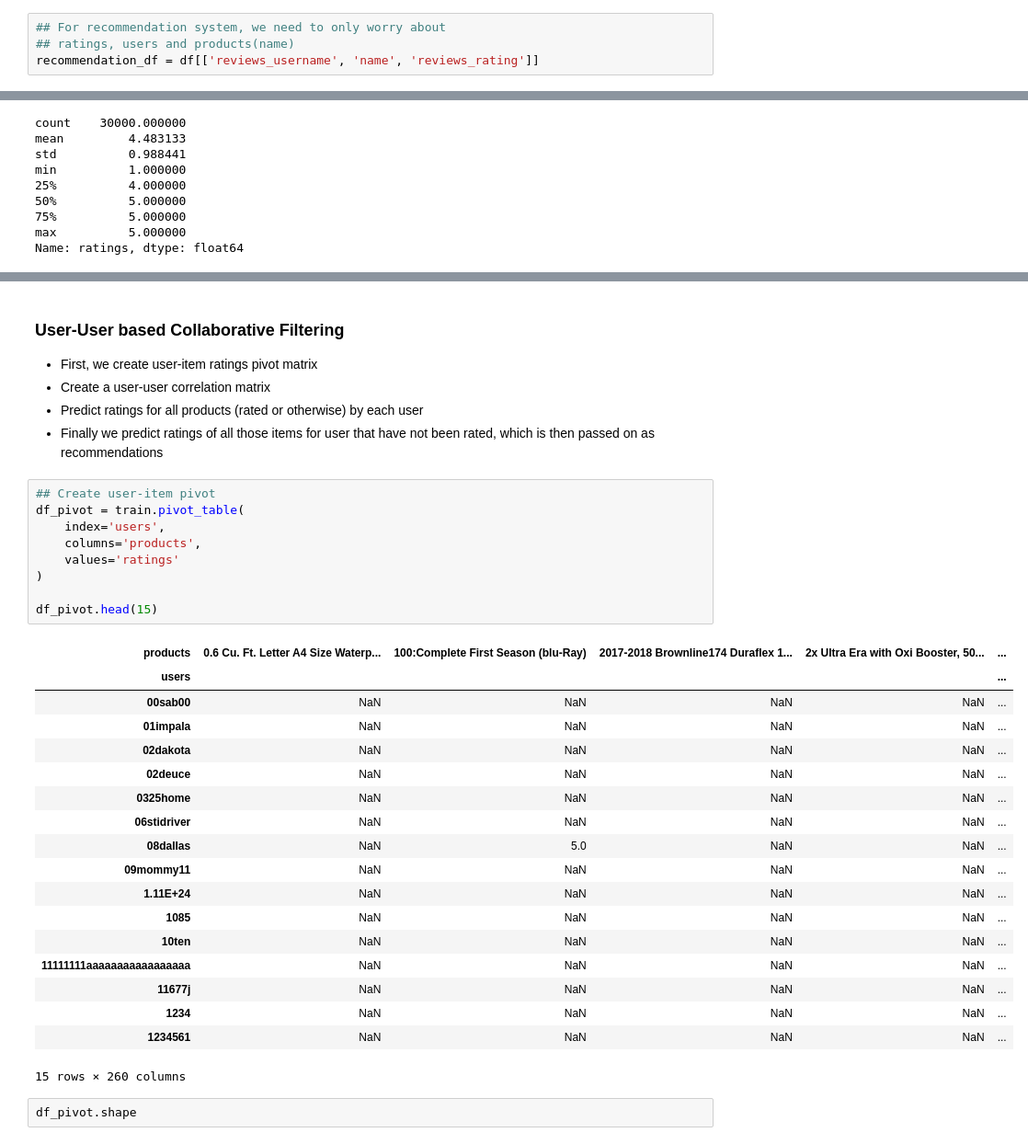
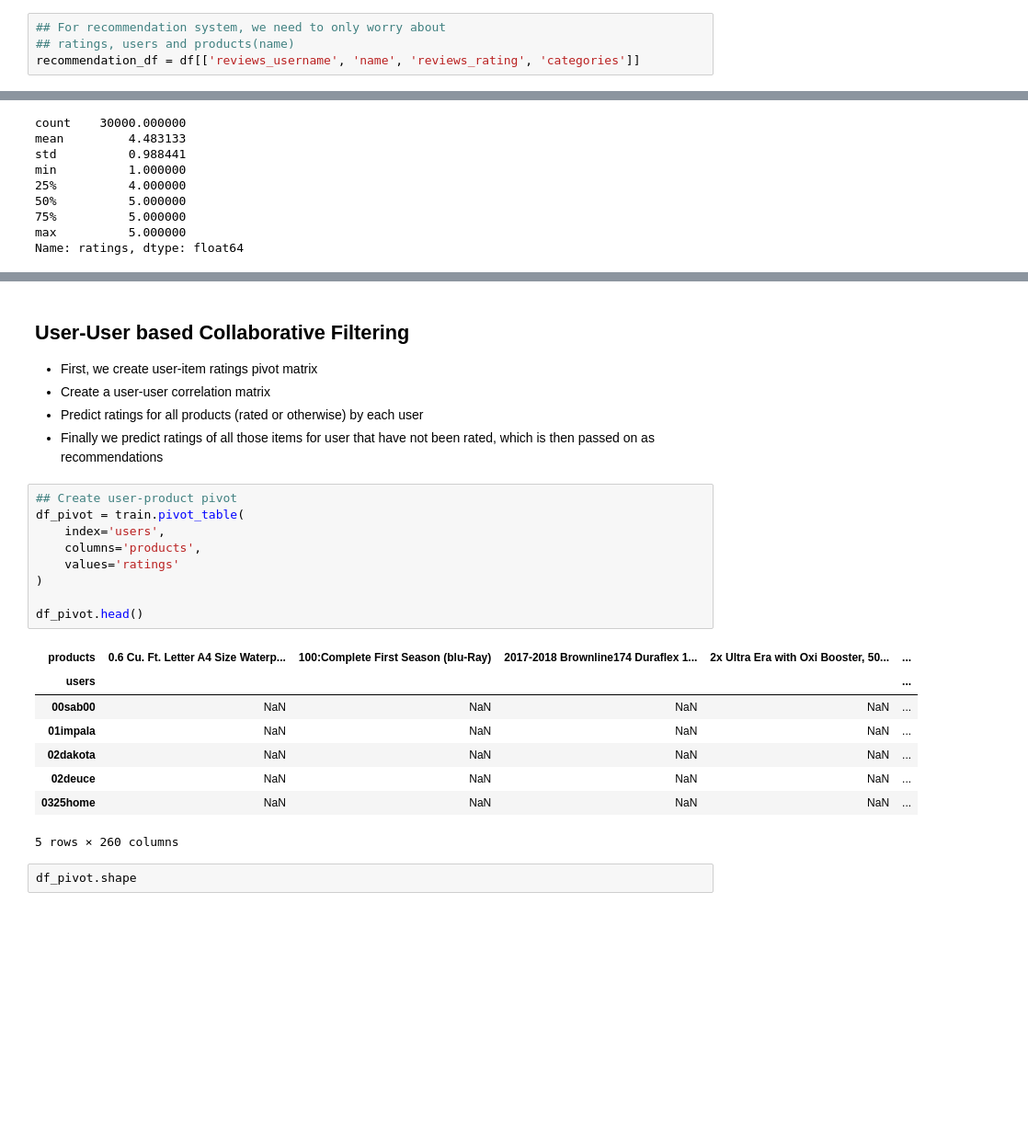
Before and after one commit to noble-v09/sentiment-based-product-recommendation, a Jupyter notebook: Sentiment+Based+Product+Recommendation+System+Notebook.ipynb, the cells around one changed output, grey strips where cells are left out. Shown at 92% size. Drawn from its saved outputs; the diff is of its cells as text; blank space fills up the shorter version.

```diff
--- a/Sentiment+Based+Product+Recommendation+System+Notebook.ipynb
+++ b/Sentiment+Based+Product+Recommendation+System+Notebook.ipynb
@@ -110,6 +148,6 @@ For recommendation system, we need to only worry about ratings, users and produc
 # %%
 ## For recommendation system, we need to only worry about
 ## ratings, users and products(name)
-recommendation_df = df[['reviews_username', 'name', 'reviews_rating']]
+recommendation_df = df[['reviews_username', 'name', 'reviews_rating', 'categories']]
 # %%
 recommendation_df.rename(columns={'reviews_username': 'users', 'name': 'products', 'reviews_rating': 'ratings'}, inplace=True)
@@ -236,38 +275,28 @@ dummy_train.head(15)
 # %% [markdown]
-### User-User based Collaborative Filtering
+## User-User based Collaborative Filtering
 
 * First, we create user-item ratings pivot matrix
 * Create a user-user correlation matrix
 * Predict ratings for all products (rated or otherwise) by each user
 * Finally we predict ratings of all those items for user that have not been rated, which is then passed on as recommendations
 # %%
-## Create user-item pivot
+## Create user-product pivot
 df_pivot = train.pivot_table(
     index='users',
     columns='products',
     values='ratings'
 )
 
-df_pivot.head(15)
+df_pivot.head()
 # %% [output]
 | products | 0.6 Cu. Ft. Letter A4 Size Waterp... | 100:Complete First Season (blu-Ray) | 2017-2018 Brownline174 Duraflex 1... | 2x Ultra Era with Oxi Booster, 50... | ... |
 | users |  |  |  |  | ... |
 | 00sab00 | NaN | NaN | NaN | NaN | ... |
 | 01impala | NaN | NaN | NaN | NaN | ... |
 | 02dakota | NaN | NaN | NaN | NaN | ... |
 | 02deuce | NaN | NaN | NaN | NaN | ... |
 | 0325home | NaN | NaN | NaN | NaN | ... |
-| 06stidriver | NaN | NaN | NaN | NaN | ... |
-| 08dallas | NaN | 5.0 | NaN | NaN | ... |
-| 09mommy11 | NaN | NaN | NaN | NaN | ... |
-| 1.11E+24 | NaN | NaN | NaN | NaN | ... |
-| 1085 | NaN | NaN | NaN | NaN | ... |
-| 10ten | NaN | NaN | NaN | NaN | ... |
-| 11111111aaaaaaaaaaaaaaaaa | NaN | NaN | NaN | NaN | ... |
-| 11677j | NaN | NaN | NaN | NaN | ... |
-| 1234 | NaN | NaN | NaN | NaN | ... |
-| 1234561 | NaN | NaN | NaN | NaN | ... |
-15 rows × 260 columns
+5 rows × 260 columns
 # %%
 df_pivot.shape
 # %% [output]
```
Also changed, not shown: parts of 143 cells of this notebook, 5 other files.
